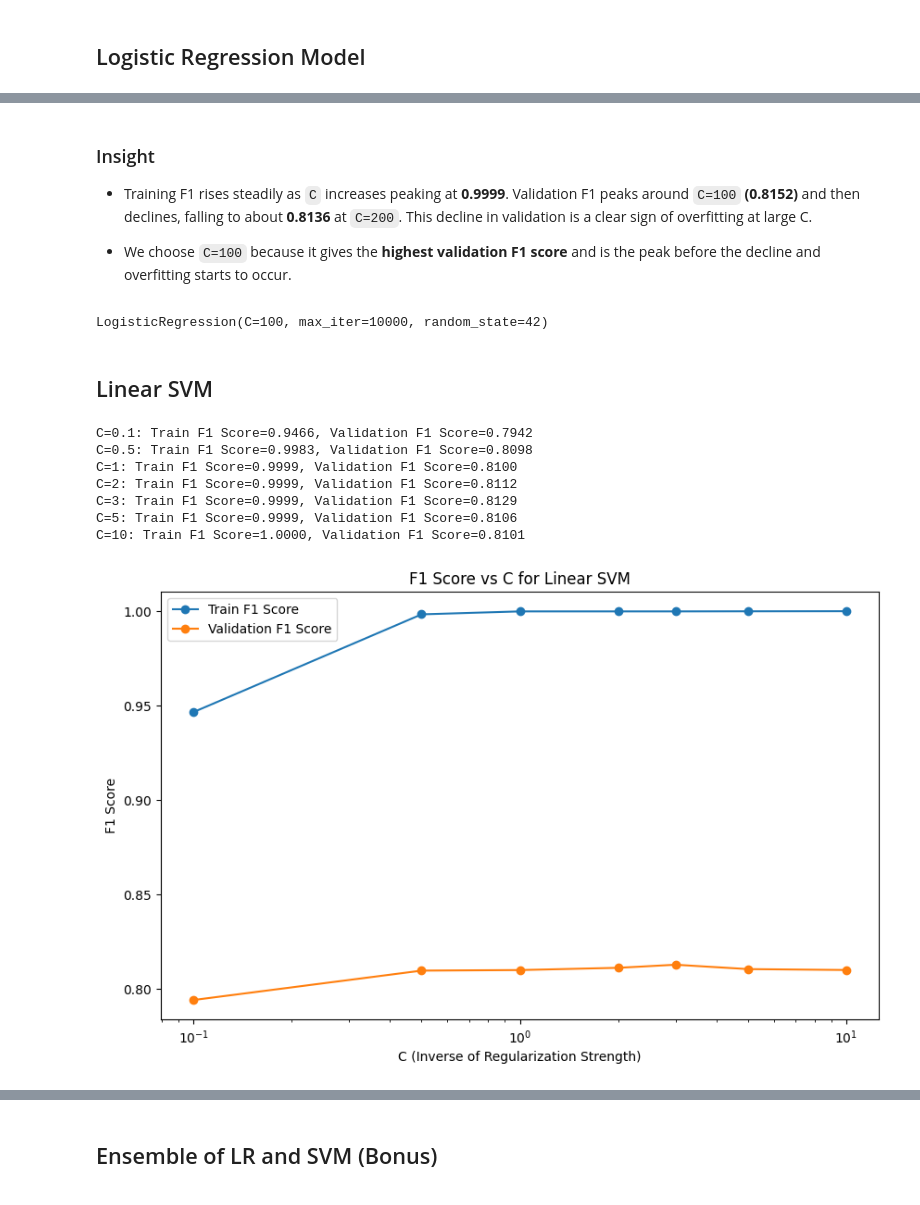
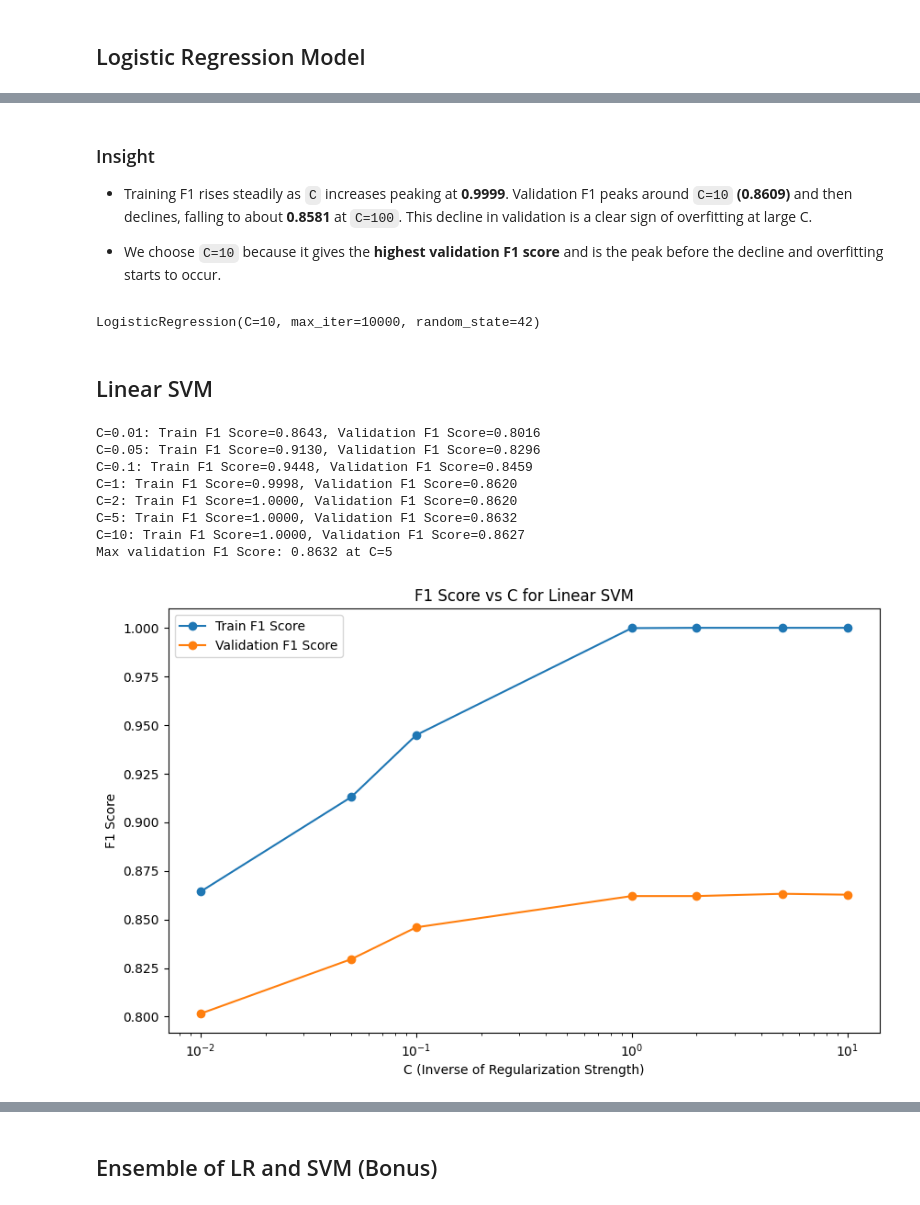
Before and after one commit to AMokhtar51/ml-college-project, a Jupyter notebook: part_c_text/Modeling.ipynb, the cells around one changed output, grey strips where cells are left out. Cells and saved outputs as stored; diff of their text form; code cells hidden in the pictures.

```diff
--- a/part_c_text/Modeling.ipynb
+++ b/part_c_text/Modeling.ipynb
@@ -11,7 +11,7 @@ RANDOM_STATE = 42
 # %% [markdown]
 ## Data Ingestion and Cleaning
 # %%
-df = pd.read_csv('sarcasm_cleanedV2.csv')
+df = pd.read_csv('sarcasm_cleanedV3.csv')
 
 df.head()
 # %% [output]
@@ -144,6 +130,6 @@ results_df
 # %%
-# Final TF-IDF vectorizer (max_features=150000, ngram_range=(1,2))
-vectorizer = TfidfVectorizer(max_features=150000, ngram_range=(1, 2))
+# Final TF-IDF vectorizer (max_features=150000, ngram_range=(1, 2))
+vectorizer = TfidfVectorizer(max_features=150000, ngram_range=(1, 2), sublinear_tf=True)
 X_train_tfidf = vectorizer.fit_transform(X_train)
 X_val_tfidf = vectorizer.transform(X_val)
 X_test_tfidf = vectorizer.transform(X_test)
@@ -165,7 +151,7 @@ Shape of the TF-IDF matrix for test set: (4276, 130804)
 # %% [markdown]
 ## Logistic Regression Model
 # %%
-C_values = [1, 2, 3, 5, 10, 100, 200]
+C_values = [1, 2, 3, 5, 10, 100, 200, 300]
 train_f1_scores = []
 val_f1_scores = []
 for C in C_values:
@@ -176,6 +162,7 @@ for C in C_values:
     print(f"C={C}: Train F1 Score={train_f1:.4f}, Validation F1 Score={val_f1:.4f}")
     train_f1_scores.append(train_f1)
     val_f1_scores.append(val_f1)
+print(f"Max validation F1 Score: {max(val_f1_scores):.4f} at C={C_values[val_f1_scores.index(max(val_f1_scores))]}")
 
 plt.subplots(figsize=(10, 6))
 plt.plot(C_values, train_f1_scores, marker='o', label='Train F1 Score')
@@ -198,46 +187,48 @@ C=200: Train F1 Score=0.9999, Validation F1 Score=0.8136
 # %% [markdown]
 ### Insight
-- Training F1 rises steadily as `C` increases peaking at **0.9999**. Validation F1 peaks around `C=100` **(0.8152)** and then declines, falling to about **0.8136** at `C=200`. This decline in validation is a clear sign of overfitting at large C.
+- Training F1 rises steadily as `C` increases peaking at **0.9999**. Validation F1 peaks around `C=10` **(0.8609)** and then declines, falling to about **0.8581** at `C=100`. This decline in validation is a clear sign of overfitting at large C.
 
-- We choose `C=100` because it gives the **highest validation F1 score** and is the peak before the decline and overfitting starts to occur.
+- We choose `C=10` because it gives the **highest validation F1 score** and is the peak before the decline and overfitting starts to occur.
 # %%
-# Best settings, C=100
-lr_model = LogisticRegression(C=100, random_state=RANDOM_STATE, max_iter=10000)
+# Best settings, C=10
+lr_model = LogisticRegression(C=10, random_state=RANDOM_STATE, max_iter=10000)
 lr_model.fit(X_train_tfidf, y_train)
 # %% [output]
-LogisticRegression(C=100, max_iter=10000, random_state=42)
+LogisticRegression(C=10, max_iter=10000, random_state=42)
 # %% [markdown]
 ## Linear SVM
 # %%
-C_values = [0.1, 0.5, 1,2, 3, 5, 10]
+C_values = [0.01, 0.05, 0.1, 1, 2, 5, 10]
 train_f1_scores = []
 val_f1_scores = []
 for c in C_values:
     model = LinearSVC(C=c, random_state=RANDOM_STATE, max_iter=10000)
     model.fit(X_train_tfidf, y_train)
     train_f1 = f1_score(y_train, model.predict(X_train_tfidf), average='weighted')
     val_f1 = f1_score(y_val, model.predict(X_val_tfidf), average='weighted')
     print(f"C={c}: Train F1 Score={train_f1:.4f}, Validation F1 Score={val_f1:.4f}")
     train_f1_scores.append(train_f1)
     val_f1_scores.append(val_f1)
+print(f"Max validation F1 Score: {max(val_f1_scores):.4f} at C={C_values[val_f1_scores.index(max(val_f1_scores))]}")
 
 plt.subplots(figsize=(10, 6))
 plt.plot(C_values, train_f1_scores, marker='o', label='Train F1 Score')
 plt.plot(C_values, val_f1_scores, marker='o', label='Validation F1 Score')
 plt.xscale('log')
 plt.xlabel('C (Inverse of Regularization Strength)')
 plt.ylabel('F1 Score')
 plt.title('F1 Score vs C for Linear SVM')
 plt.legend()
 plt.show()
 # %% [output]
-C=0.1: Train F1 Score=0.9466, Validation F1 Score=0.7942
-C=0.5: Train F1 Score=0.9983, Validation F1 Score=0.8098
-C=1: Train F1 Score=0.9999, Validation F1 Score=0.8100
-C=2: Train F1 Score=0.9999, Validation F1 Score=0.8112
-C=3: Train F1 Score=0.9999, Validation F1 Score=0.8129
-C=5: Train F1 Score=0.9999, Validation F1 Score=0.8106
-C=10: Train F1 Score=1.0000, Validation F1 Score=0.8101
+C=0.01: Train F1 Score=0.8643, Validation F1 Score=0.8016
+C=0.05: Train F1 Score=0.9130, Validation F1 Score=0.8296
+C=0.1: Train F1 Score=0.9448, Validation F1 Score=0.8459
+C=1: Train F1 Score=0.9998, Validation F1 Score=0.8620
+C=2: Train F1 Score=1.0000, Validation F1 Score=0.8620
+C=5: Train F1 Score=1.0000, Validation F1 Score=0.8632
+C=10: Train F1 Score=1.0000, Validation F1 Score=0.8627
+Max validation F1 Score: 0.8632 at C=5
-[figure, old version]
+[figure, new version]
 # %% [markdown]
 ### Insight
```
Also changed, not shown: parts of 16 cells of this notebook, 10 other files.
